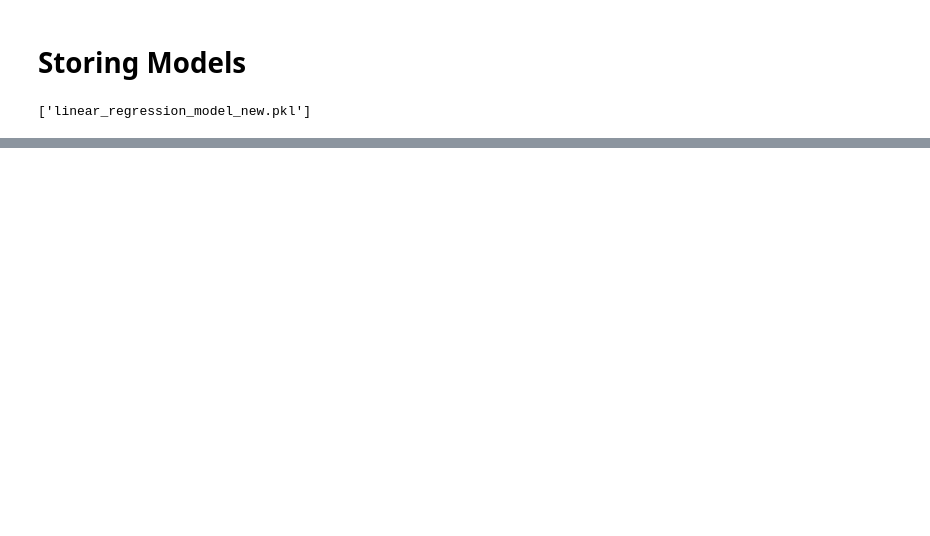
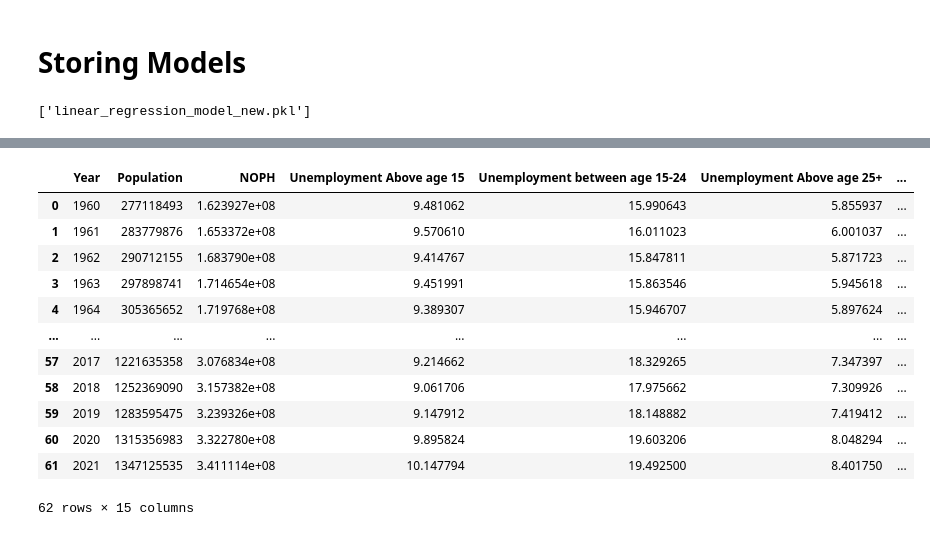
Before and after one commit to haydencordeiro/ADT-project, a Jupyter notebook: Models_Replace.ipynb, the cells around one changed output, grey strips where cells are left out. Cells and saved outputs as stored; diff of their text form; code cells hidden in the pictures; blank space fills up the shorter version.

```diff
--- a/Models_Replace.ipynb
+++ b/Models_Replace.ipynb
@@ -252,0 +270,16 @@ NameError: name 'X_test' is not defined
+# %%
+df.head(-1)
+# %% [output]
+|  | Year | Population | NOPH | Unemployment Above age 15 | Unemployment between age 15-24 | Unemployment Above age 25+ | ... |
+| 0 | 1960 | 277118493 | 1.623927e+08 | 9.481062 | 15.990643 | 5.855937 | ... |
+| 1 | 1961 | 283779876 | 1.653372e+08 | 9.570610 | 16.011023 | 6.001037 | ... |
+| 2 | 1962 | 290712155 | 1.683790e+08 | 9.414767 | 15.847811 | 5.871723 | ... |
+| 3 | 1963 | 297898741 | 1.714654e+08 | 9.451991 | 15.863546 | 5.945618 | ... |
+| 4 | 1964 | 305365652 | 1.719768e+08 | 9.389307 | 15.946707 | 5.897624 | ... |
+| ... | ... | ... | ... | ... | ... | ... | ... |
+| 57 | 2017 | 1221635358 | 3.076834e+08 | 9.214662 | 18.329265 | 7.347397 | ... |
+| 58 | 2018 | 1252369090 | 3.157382e+08 | 9.061706 | 17.975662 | 7.309926 | ... |
+| 59 | 2019 | 1283595475 | 3.239326e+08 | 9.147912 | 18.148882 | 7.419412 | ... |
+| 60 | 2020 | 1315356983 | 3.322780e+08 | 9.895824 | 19.603206 | 8.048294 | ... |
+| 61 | 2021 | 1347125535 | 3.411114e+08 | 10.147794 | 19.492500 | 8.401750 | ... |
+62 rows × 15 columns
```
Also changed, not shown: parts of 14 cells of this notebook, 4 other files.
